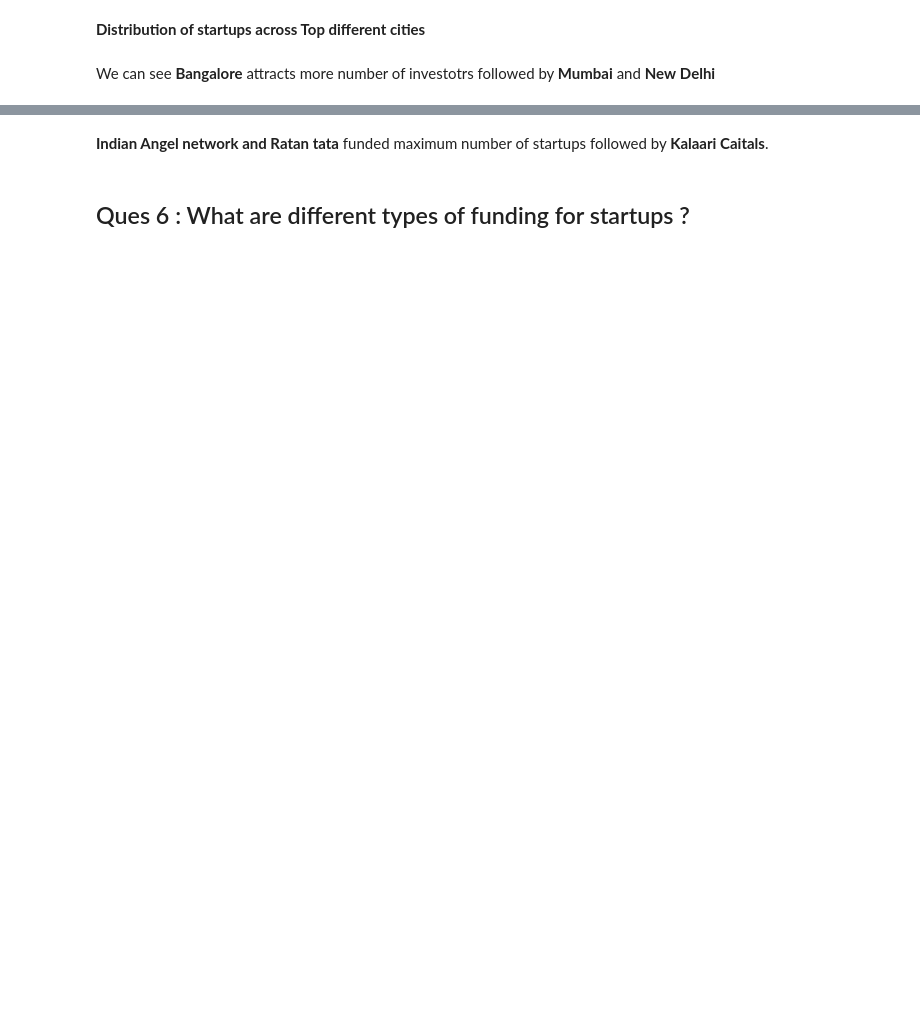
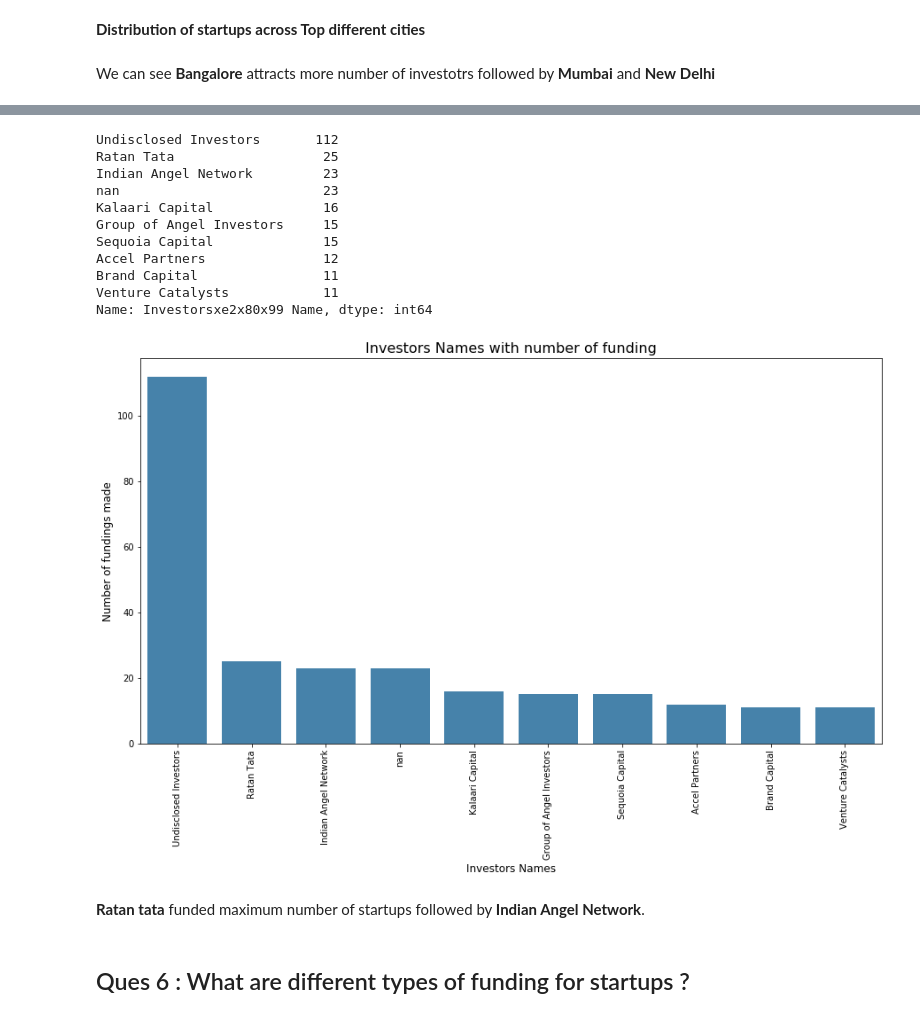
Before and after one commit to jimitmistry/Startups-of-India-Insights, a Jupyter notebook: Top Funding Startups in India.ipynb, the cells around one changed output, grey strips where cells are left out. Drawn from its saved outputs; the diff is of its cells as text; code cells hidden in the pictures; blank space fills up the shorter version.

```diff
--- a/Top Funding Startups in India.ipynb
+++ b/Top Funding Startups in India.ipynb
@@ -242,22 +352,36 @@ plt.show()
 # %%
-funding_data['InvestorsName'][funding_data['InvestorsName'] == 'Undisclosed investors'] = 'Undisclosed Investors'
-funding_data['InvestorsName'][funding_data['InvestorsName'] == 'undisclosed Investors'] = 'Undisclosed Investors'
-funding_data['InvestorsName'][funding_data['InvestorsName'] == 'undisclosed investors'] = 'Undisclosed Investors'
-funding_data['InvestorsName'][funding_data['InvestorsName'] == 'Undisclosed investor'] = 'Undisclosed Investors'
-funding_data['InvestorsName'][funding_data['InvestorsName'] == 'Undisclosed Investor'] = 'Undisclosed Investors'
-funding_data['InvestorsName'][funding_data['InvestorsName'] == 'Undisclosed'] = 'Undisclosed Investors'
+funding_data['Investorsxe2x80x99 Name'][funding_data['Investorsxe2x80x99 Name'] == 'Undisclosed investors'] = 'Undisclosed Investors'
+funding_data['Investorsxe2x80x99 Name'][funding_data['Investorsxe2x80x99 Name'] == 'undisclosed Investors'] = 'Undisclosed Investors'
+funding_data['Investorsxe2x80x99 Name'][funding_data['Investorsxe2x80x99 Name'] == 'undisclosed investors'] = 'Undisclosed Investors'
+funding_data['Investorsxe2x80x99 Name'][funding_data['Investorsxe2x80x99 Name'] == 'Undisclosed investor'] = 'Undisclosed Investors'
+funding_data['Investorsxe2x80x99 Name'][funding_data['Investorsxe2x80x99 Name'] == 'Undisclosed Investor'] = 'Undisclosed Investors'
+funding_data['Investorsxe2x80x99 Name'][funding_data['Investorsxe2x80x99 Name'] == 'Undisclosed'] = 'Undisclosed Investors'
+funding_data['Investorsxe2x80x99 Name'][funding_data['Investorsxe2x80x99 Name'] == 'Undisclosed Investorsinvestors'] = 'Undisclosed Investors'
 # %%
-investors = funding_data['InvestorsName'].value_counts().head(10)
+investors = funding_data['Investorsxe2x80x99 Name'].dropna().value_counts().head(10)
 print(investors)
 plt.figure(figsize=(15,8))
 sns.barplot(investors.index, investors.values, alpha=0.9, color=color[0])
 plt.xticks(rotation='vertical')
 plt.xlabel('Investors Names', fontsize=12)
 plt.ylabel('Number of fundings made', fontsize=12)
 plt.title("Investors Names with number of funding", fontsize=16)
 plt.show()
+# %% [output]
+Undisclosed Investors       112
+Ratan Tata                   25
+Indian Angel Network         23
+nan                          23
+Kalaari Capital              16
+Group of Angel Investors     15
+Sequoia Capital              15
+Accel Partners               12
+Brand Capital                11
+Venture Catalysts            11
+Name: Investorsxe2x80x99 Name, dtype: int64
+[figure, added]
 # %% [markdown]
-**Indian Angel network **and** Ratan tata** funded maximum number of startups followed by **Kalaari Caitals**.
+**Ratan tata** funded maximum number of startups followed by **Indian Angel Network**.
 # %% [markdown]
 ## Ques 6 : What are different types of funding for startups ?
 # %%
```
Also changed, not shown: parts of 44 cells of this notebook.
